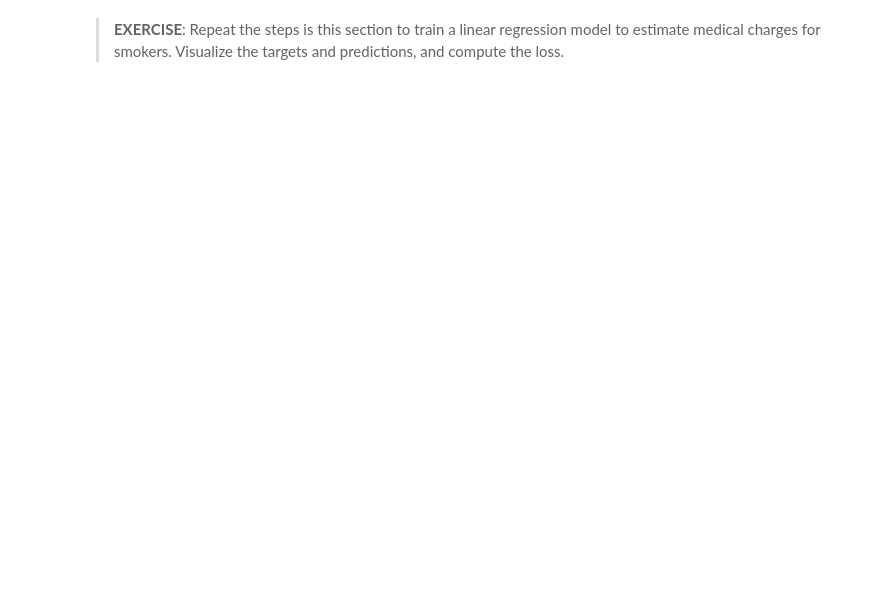
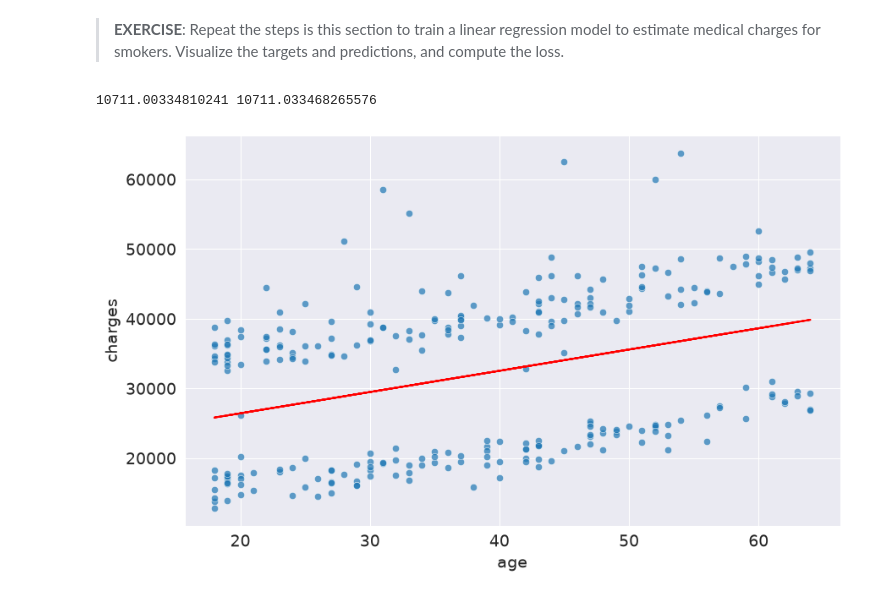
Before and after one commit to ohigginsrodriguez-cloud/Machine-Learning_Course, a Jupyter notebook: Linear-Regression/Medical-Expenses/Model_Single_Feature.ipynb, the cells around one changed output. Cells and saved outputs as stored; diff of their text form; code cells hidden in the pictures; blank space fills up the shorter version.

Commit message:
Smokers model exercise

```diff
--- a/Linear-Regression/Medical-Expenses/Model_Single_Feature.ipynb
+++ b/Linear-Regression/Medical-Expenses/Model_Single_Feature.ipynb
@@ -529,0 +534,23 @@ RMSE Loss:  4965.347408888621
+# %%
+X = smokers_df[['age']]
+y = smokers_df.charges
+# %%
+scaler = StandardScaler()
+X_scaled = scaler.fit_transform(X)
+# %%
+LR_model = LinearRegression().fit(X, y)
+SGD_model = SGDRegressor().fit(X_scaled, y) # usar la X escalada
+# %%
+LR_predictions = LR_model.predict(X)
+SGD_predictions = SGD_model.predict(X_scaled) # Usar X escalada
+# %%
+LR_RMSE= rmse(y, LR_predictions)
+SGD_RMSE = rmse(y, SGD_predictions)
+print(LR_RMSE, SGD_RMSE)
+# %% [output]
+10711.00334810241 10711.033468265576
+# %%
+fig = plt.plot(X, SGD_predictions, 'r')
+fig = sns.scatterplot(smokers_df, x='age', y='charges', alpha=0.7)
+# %% [output]
+[figure, added]
```
Also changed, not shown: parts of 6 cells of this notebook.
